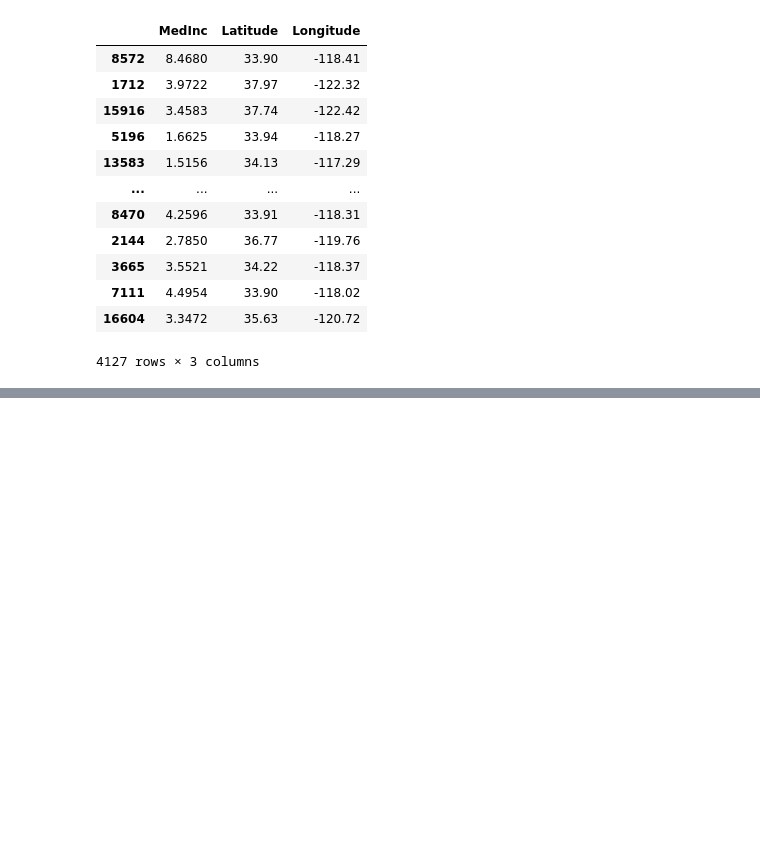
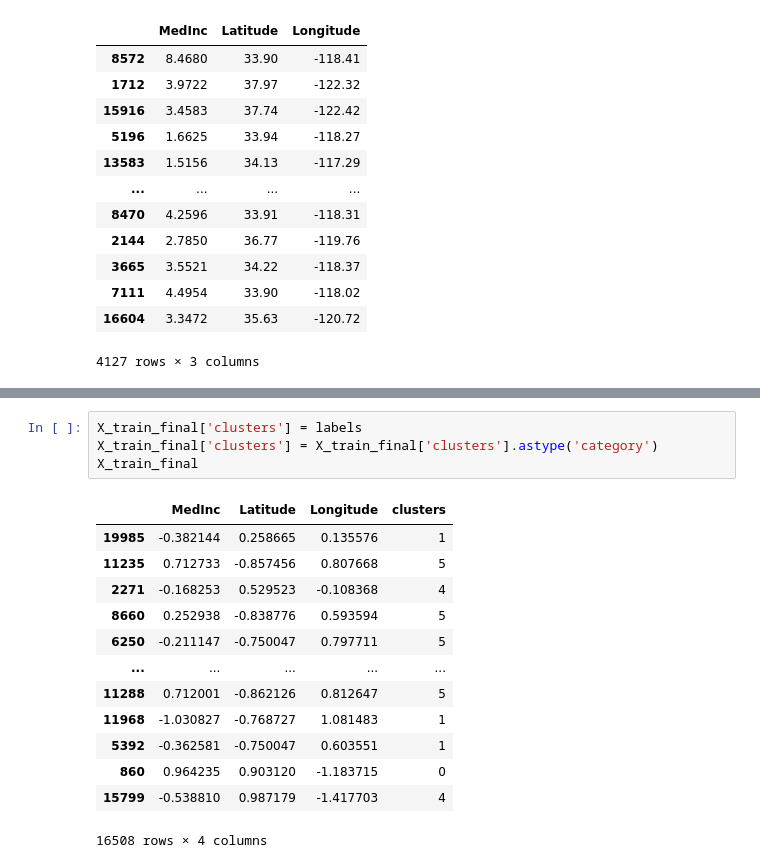
Before and after one commit to 4GeeksAcademy/Kiliangil-California-housing, a Jupyter notebook: src/explore.ipynb, the cells around one changed output, grey strips where cells are left out. Saved outputs shown, nothing was run; the diff lists cells and outputs as text; blank space fills up the shorter version.

```diff
--- a/src/explore.ipynb
+++ b/src/explore.ipynb
@@ -186,0 +217,18 @@ X_train_final.head()
+# %%
+X_train_final['clusters'] = labels
+X_train_final['clusters'] = X_train_final['clusters'].astype('category')
+X_train_final
+# %% [output]
+|  | MedInc | Latitude | Longitude | clusters |
+| 19985 | -0.382144 | 0.258665 | 0.135576 | 1 |
+| 11235 | 0.712733 | -0.857456 | 0.807668 | 5 |
+| 2271 | -0.168253 | 0.529523 | -0.108368 | 4 |
+| 8660 | 0.252938 | -0.838776 | 0.593594 | 5 |
+| 6250 | -0.211147 | -0.750047 | 0.797711 | 5 |
+| ... | ... | ... | ... | ... |
+| 11288 | 0.712001 | -0.862126 | 0.812647 | 5 |
+| 11968 | -1.030827 | -0.768727 | 1.081483 | 1 |
+| 5392 | -0.362581 | -0.750047 | 0.603551 | 1 |
+| 860 | 0.964235 | 0.903120 | -1.183715 | 0 |
+| 15799 | -0.538810 | 0.987179 | -1.417703 | 4 |
+16508 rows × 4 columns
```
Also changed, not shown: parts of 20 cells of this notebook, 2 other files.
